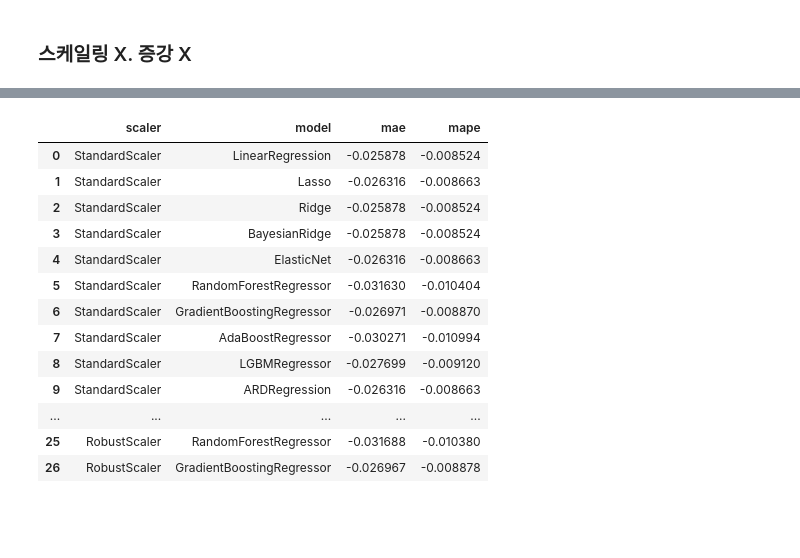
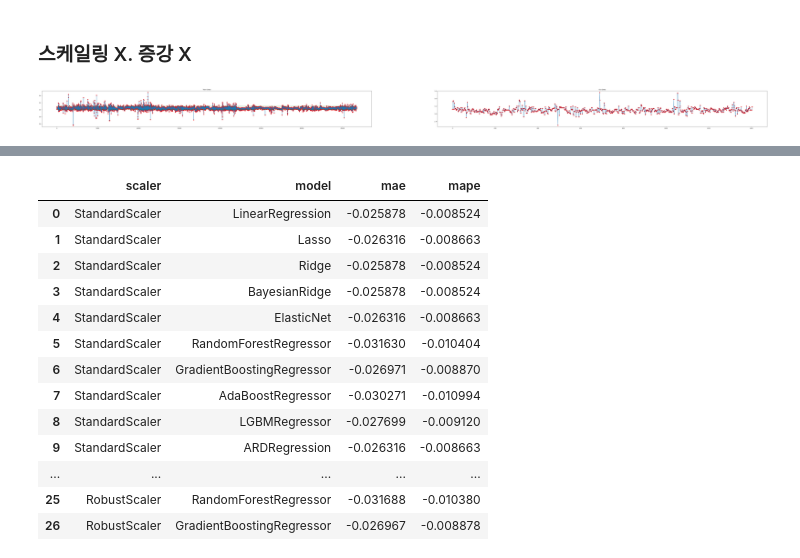
Before and after one commit to KDT-Corporation-Project/Project_CompterMate, a Jupyter notebook: Modeling/Co_Models/J060415_preps.ipynb, the cells around one changed output, grey strips where cells are left out. Cells and saved outputs as stored; diff of their text form; code cells hidden in the pictures; blank space fills up the shorter version.

```diff
--- a/Modeling/Co_Models/J060415_preps.ipynb
+++ b/Modeling/Co_Models/J060415_preps.ipynb
@@ -57,6 +57,25 @@ X_train = train_data_2_4.drop('scale_pv', axis=1)
 y_train = train_data_2_4['scale_pv']
 X_test = oct_data_2_4.drop('scale_pv', axis=1)
 y_test = oct_data_2_4['scale_pv']
+# %%
+# scale_pv 범위 확인
+train_data_2_4['scale_pv'].describe(), oct_data_2_4['scale_pv'].describe()
+
+from matplotlib import pyplot as plt
+plt.figure(figsize=(100, 5))
+plt.subplot(1, 2, 1)
+plt.plot(train_data_2_4['scale_pv'].reset_index(drop=True))
+plt.scatter(range(len(train_data_2_4)), train_data_2_4['scale_pv'], c='r')
+plt.hlines(3, 0, len(train_data_2_4), colors='g', linestyles='dashed')
+plt.hlines(3.1, 0, len(train_data_2_4), colors='g', linestyles='dashed')
+plt.title('Train Data')
+plt.subplot(1, 2, 2)
+plt.plot(oct_data_2_4['scale_pv'].reset_index(drop=True))
+plt.scatter(range(len(oct_data_2_4)), oct_data_2_4['scale_pv'], c='r')
+plt.title('Oct Data')
+plt.show()
+# %% [output]
+[figure, added]
 # %%
 # [ cross_val_score 사용은 보류]
 # 모델별 성능 확인
```
Also changed, not shown: parts of 1 cell of this notebook.
